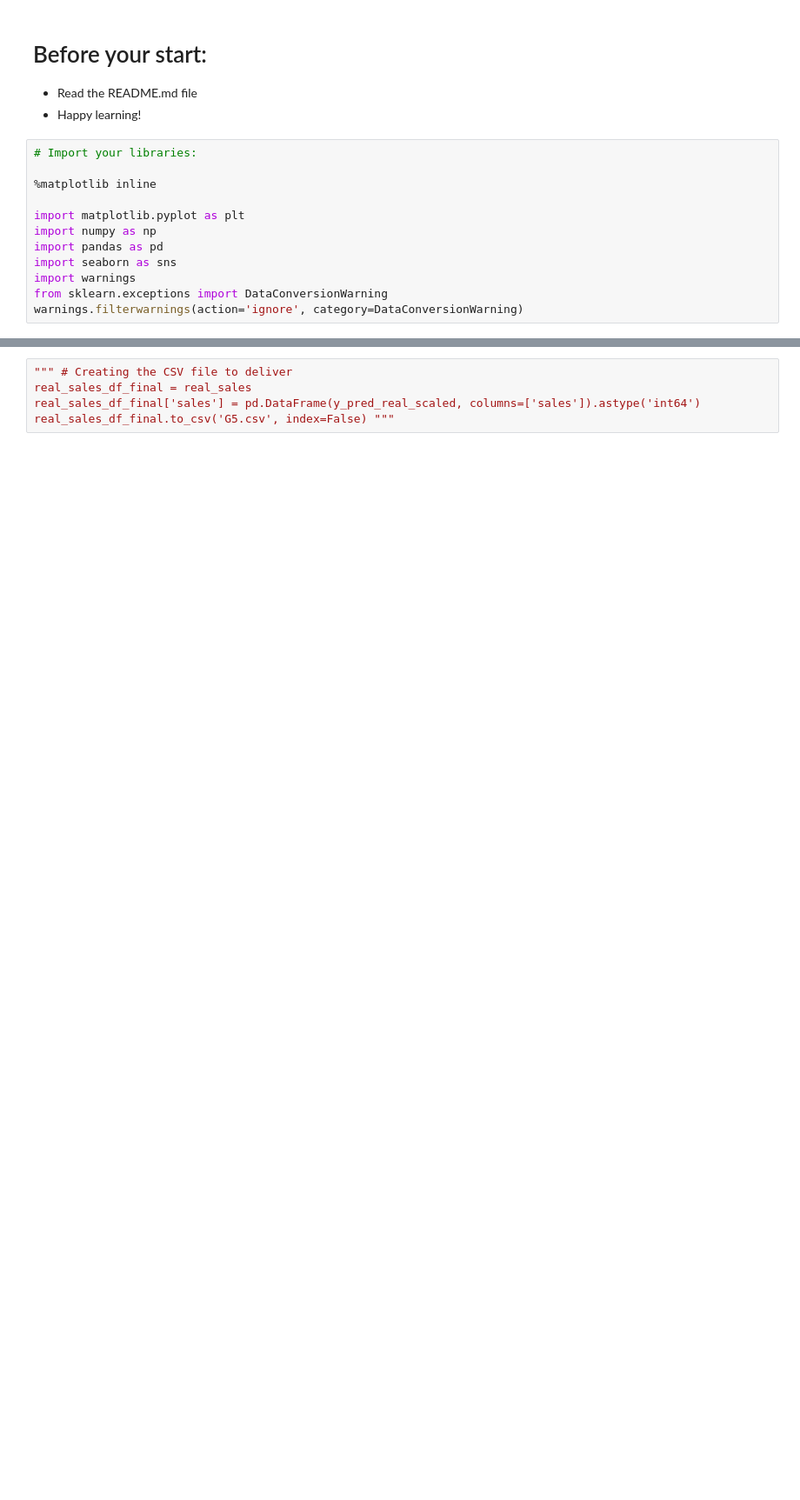
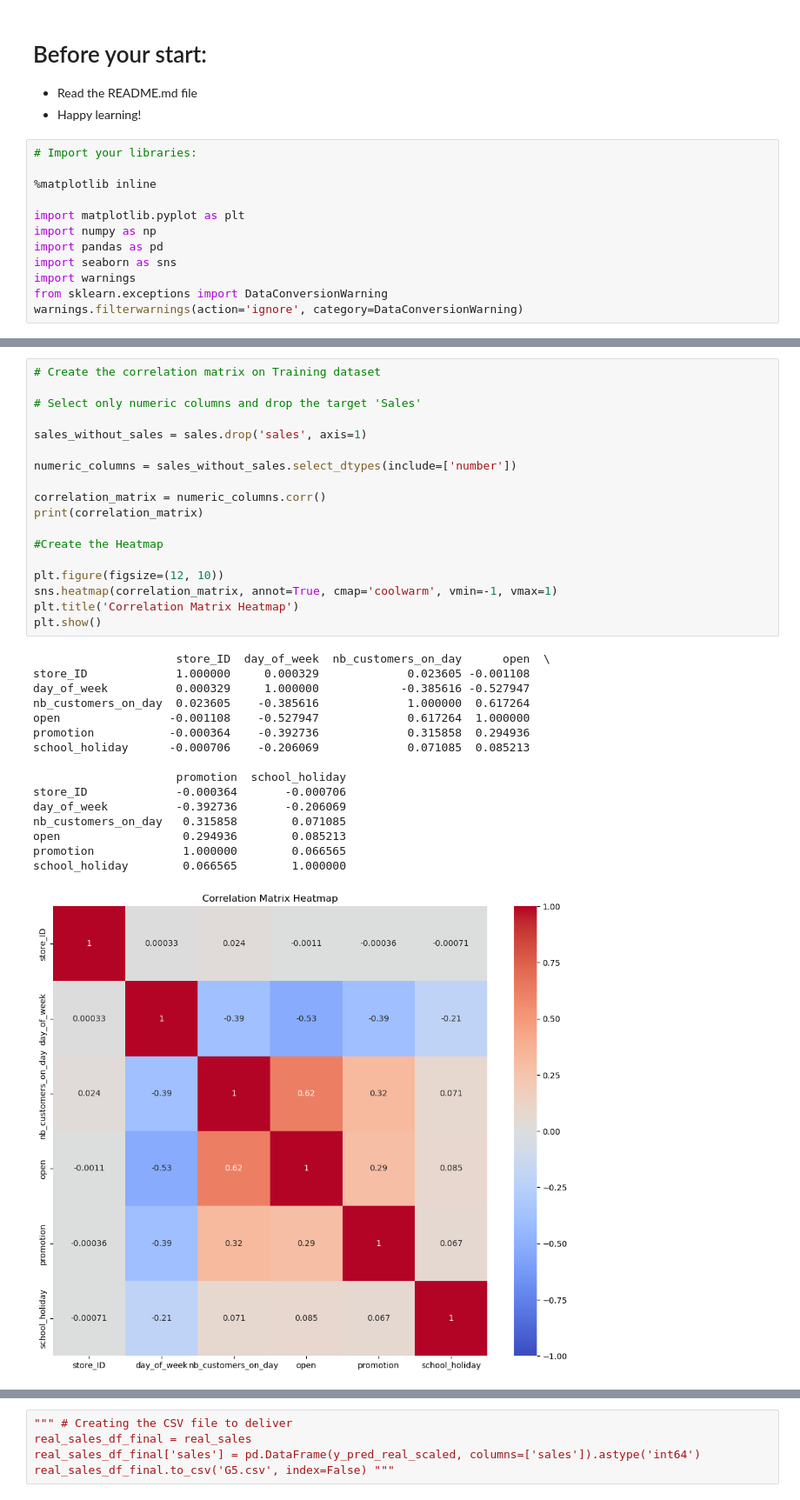
Before and after one commit to Grimngor/ironkaggle, a Jupyter notebook: mini project_retail store.ipynb, the cells around one changed output, grey strips where cells are left out. Shown at 87% size. Saved outputs shown, nothing was run; the diff lists cells and outputs as text; blank space fills up the shorter version.

```diff
--- a/mini project_retail store.ipynb
+++ b/mini project_retail store.ipynb
@@ -376,0 +99,35 @@ Standard Deviation of R² Score: 0.0003
+# %%
+# Create the correlation matrix on Training dataset
+
+# Select only numeric columns and drop the target 'Sales'
+
+sales_without_sales = sales.drop('sales', axis=1)
+
+numeric_columns = sales_without_sales.select_dtypes(include=['number'])
+
+correlation_matrix = numeric_columns.corr()
+print(correlation_matrix)
+
+#Create the Heatmap
+
+plt.figure(figsize=(12, 10))
+sns.heatmap(correlation_matrix, annot=True, cmap='coolwarm', vmin=-1, vmax=1)
+plt.title('Correlation Matrix Heatmap')
+plt.show()
+# %% [output]
+                     store_ID  day_of_week  nb_customers_on_day      open  \
+store_ID             1.000000     0.000329             0.023605 -0.001108
+day_of_week          0.000329     1.000000            -0.385616 -0.527947
+nb_customers_on_day  0.023605    -0.385616             1.000000  0.617264
+open                -0.001108    -0.527947             0.617264  1.000000
+promotion           -0.000364    -0.392736             0.315858  0.294936
+school_holiday      -0.000706    -0.206069             0.071085  0.085213
+
+                     promotion  school_holiday
+store_ID             -0.000364       -0.000706
+day_of_week          -0.392736       -0.206069
+nb_customers_on_day   0.315858        0.071085
+open                  0.294936        0.085213
+promotion             1.000000        0.066565
+school_holiday        0.066565        1.000000
+[figure, added]
```
Also changed, not shown: parts of 37 cells of this notebook, 1 other file.
